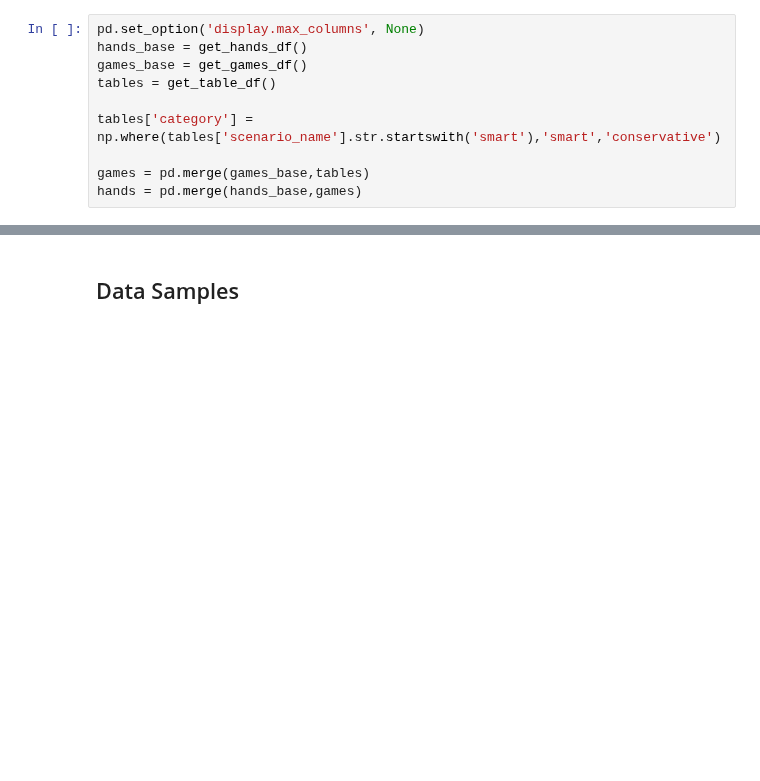
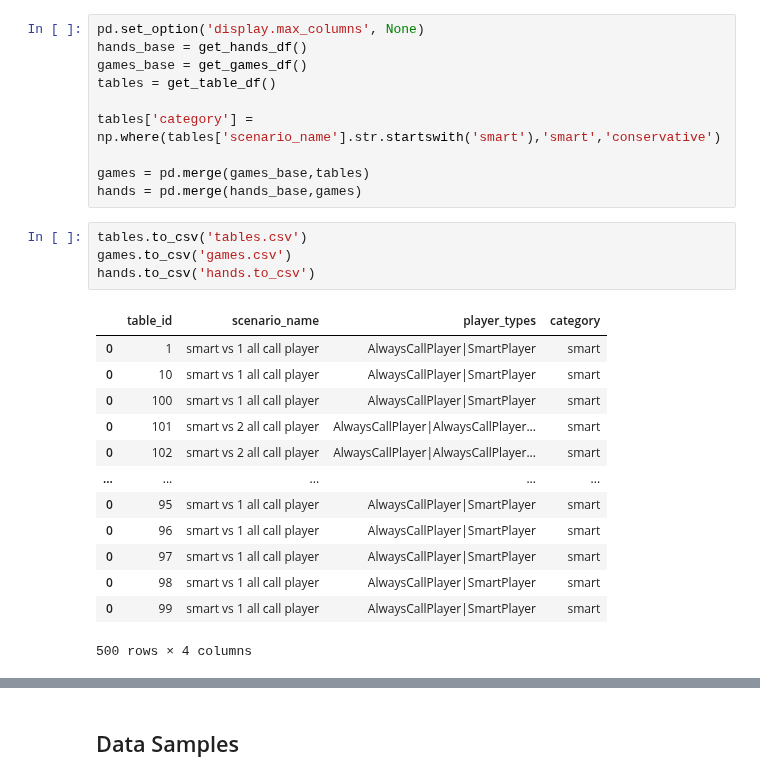
Before and after one commit to Silber8806/PokerPro, a Jupyter notebook: source_code/analysis/Poker Simulation Analysis.ipynb, the cells around one changed output, grey strips where cells are left out. Drawn from its saved outputs; the diff is of its cells as text; blank space fills up the shorter version.

```diff
--- a/source_code/analysis/Poker Simulation Analysis.ipynb
+++ b/source_code/analysis/Poker Simulation Analysis.ipynb
@@ -58,3 +58,21 @@ tables['category'] = np.where(tables['scenario_name'].str.startswith('smart'),'s
 
 games = pd.merge(games_base,tables)
 hands = pd.merge(hands_base,games)
+# %%
+tables.to_csv('tables.csv')
+games.to_csv('games.csv')
+hands.to_csv('hands.to_csv')
+# %% [output]
+|  | table_id | scenario_name | player_types | category |
+| 0 | 1 | smart vs 1 all call player | AlwaysCallPlayer|SmartPlayer | smart |
+| 0 | 10 | smart vs 1 all call player | AlwaysCallPlayer|SmartPlayer | smart |
+| 0 | 100 | smart vs 1 all call player | AlwaysCallPlayer|SmartPlayer | smart |
+| 0 | 101 | smart vs 2 all call player | AlwaysCallPlayer|AlwaysCallPlayer... | smart |
+| 0 | 102 | smart vs 2 all call player | AlwaysCallPlayer|AlwaysCallPlayer... | smart |
+| ... | ... | ... | ... | ... |
+| 0 | 95 | smart vs 1 all call player | AlwaysCallPlayer|SmartPlayer | smart |
+| 0 | 96 | smart vs 1 all call player | AlwaysCallPlayer|SmartPlayer | smart |
+| 0 | 97 | smart vs 1 all call player | AlwaysCallPlayer|SmartPlayer | smart |
+| 0 | 98 | smart vs 1 all call player | AlwaysCallPlayer|SmartPlayer | smart |
+| 0 | 99 | smart vs 1 all call player | AlwaysCallPlayer|SmartPlayer | smart |
+500 rows × 4 columns
```
Also changed, not shown: parts of 2 cells of this notebook, 1 other file.
